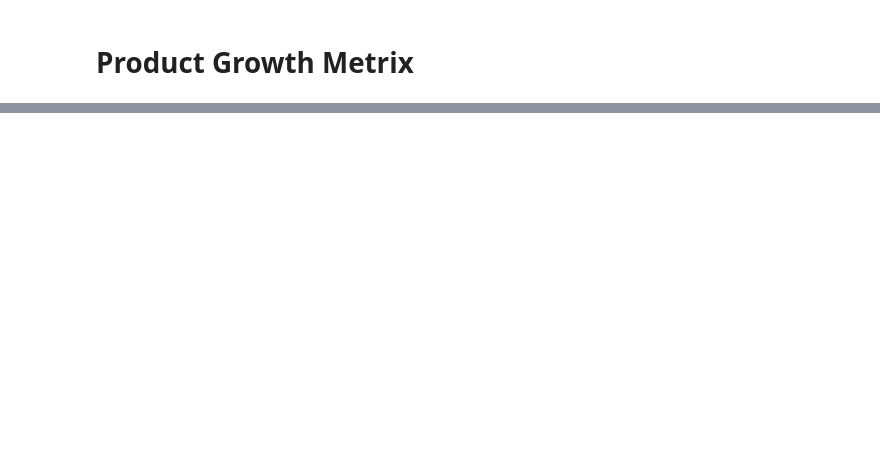
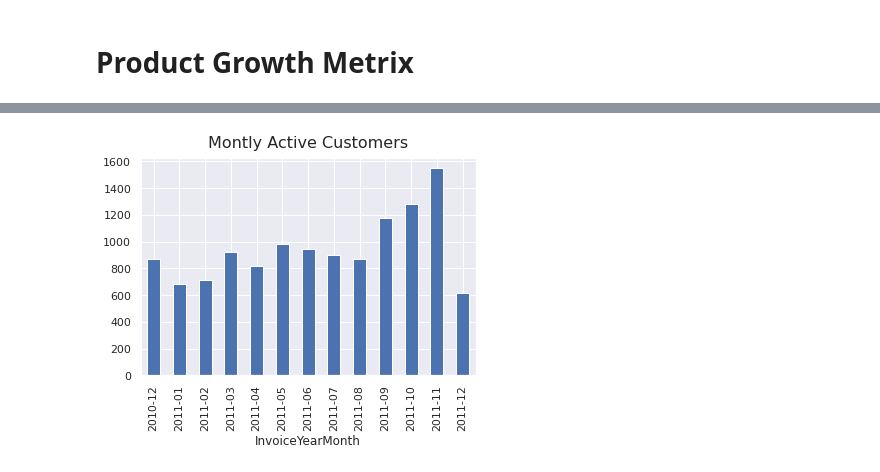
Before and after one commit to martin-fabbri/colab-notebooks, a Jupyter notebook: product-analytics/product_growth_metrix.ipynb, the cells around one changed output, grey strips where cells are left out. Cells and saved outputs as stored; diff of their text form; code cells hidden in the pictures; blank space fills up the shorter version.

```diff
--- a/product-analytics/product_growth_metrix.ipynb
+++ b/product-analytics/product_growth_metrix.ipynb
@@ -47,0 +115,3 @@ df_online_retail.head()
+# %%
+df_monthly_active_users = df_txn[df_txn['Country'] == 'United Kingdom'].groupby('InvoiceYearMonth')['CustomerID'].nunique()
+df_monthly_active_users.head(5)
@@ -47,0 +126,5 @@ df_online_retail.head()
+# %%
+df_monthly_active_users.plot.bar()
+plt.title('Montly Active Customers', y=1.02, fontsize=16);
+# %% [output]
+[figure, added]
```
Also changed, not shown: parts of 13 cells of this notebook.
